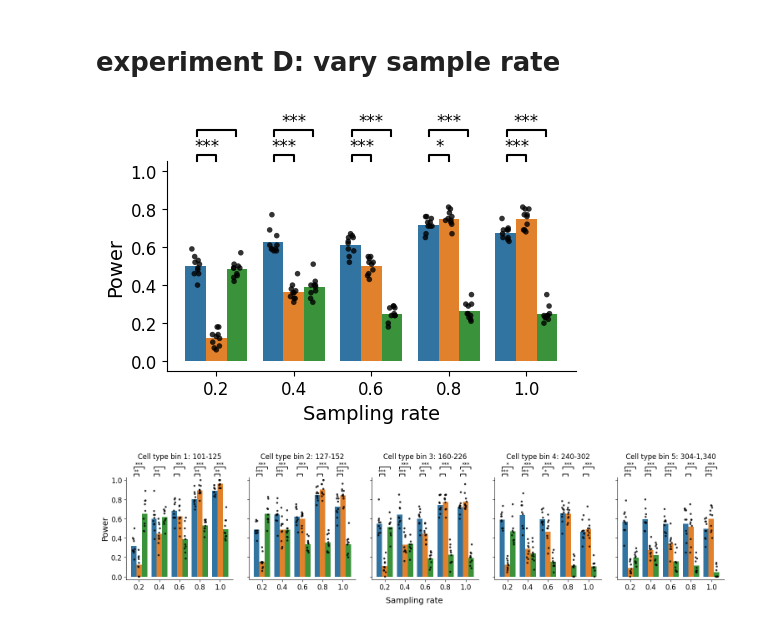
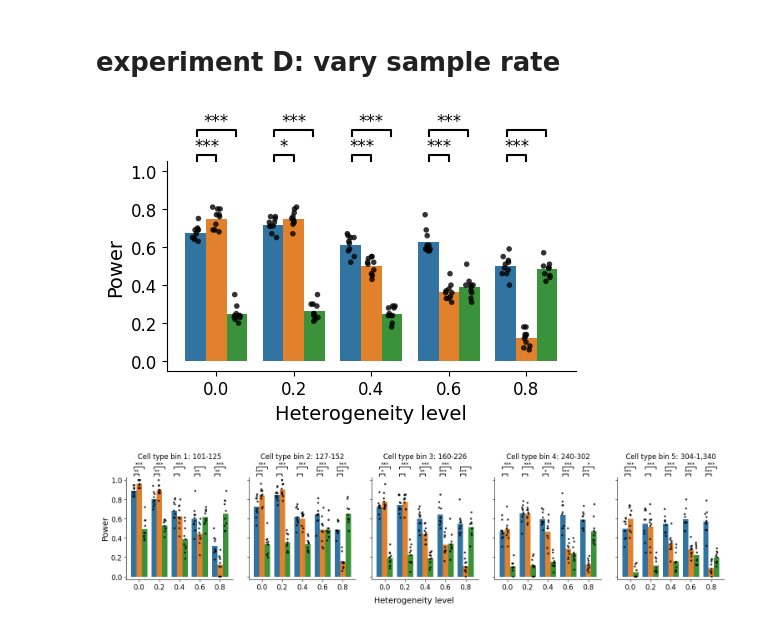
Before and after one commit to krishnanlab/icepop_analysis, a Jupyter notebook: notebook/causal_sim_heterogeneity.ipynb, the cells around one changed output. Drawn from its saved outputs; the diff is of its cells as text; code cells hidden in the pictures.

Commit message:
update causal results

```diff
--- a/notebook/causal_sim_heterogeneity.ipynb
+++ b/notebook/causal_sim_heterogeneity.ipynb
@@ -134,42 +138,19 @@ res_df['bins'] = bins.values
 NOISE_SD_FIXED = 1.0
 BETA_FIXED = 1.0
 FRAC_SIGNAL_FIXED = 0.01
-SAMPLE_RATE_FIXED = 1.0
 
 # experiment D: vary cell sampling rate
-SAMPLE_RATE_LIST = [0.2, 0.4, 0.6, 0.8, 1.0]
+HETERO_LIST = [0.0, 0.2, 0.4, 0.6, 0.8]
 # %% [markdown]
 # plot function
 # %%
-def prepare_plot(res_df, vlabel='sf', bins=None):
-    if vlabel == 'sf':
-        a_df = res_df[
-            (res_df['sf'].isin(FRAC_SIGNAL_LIST)) &
-            (res_df['ns'] == NOISE_SD_FIXED) &
-            (res_df['b'] == BETA_FIXED) &
-            (res_df['sr'] == SAMPLE_RATE_FIXED)
-        ]
-    elif vlabel == 'ns':
-        a_df = res_df[
-            (res_df['sf'] == FRAC_SIGNAL_FIXED) &
-            (res_df['ns'].isin(NOISE_SD_LIST)) &
-            (res_df['b'] == BETA_FIXED) &
-            (res_df['sr'] == SAMPLE_RATE_FIXED)
-        ]
-    elif vlabel == 'b':
-        a_df = res_df[
-            (res_df['sf'] == FRAC_SIGNAL_FIXED) &
-            (res_df['ns'] == NOISE_SD_FIXED) &
-            (res_df['b'].isin(BETA_LIST)) &
-            (res_df['sr'] == SAMPLE_RATE_FIXED)
-        ]
-    elif vlabel == 'sr':
-        a_df = res_df[
-            (res_df['sf'] == FRAC_SIGNAL_FIXED) &
-            (res_df['ns'] == NOISE_SD_FIXED) &
-            (res_df['b'] == BETA_FIXED) &
-            (res_df['sr'].isin(SAMPLE_RATE_LIST))
-        ]
+def prepare_plot(res_df, vlabel='hl', bins=None):
+    a_df = res_df[
+        (res_df['sf'] == FRAC_SIGNAL_FIXED) &
+        (res_df['ns'] == NOISE_SD_FIXED) &
+        (res_df['b'] == BETA_FIXED) &
+        (res_df['hl'].isin(HETERO_LIST))
+    ]
     if bins:
         a_df = a_df[a_df['bins'] == bins]
     df = (
@@ -462,21 +443,21 @@ def compute_pairwise_tests(df, x_col, method_col="method", y_col="power"):
 # %% [markdown]
 # experiment D: vary sample rate
 # %%
-vlabel = 'sr'
+vlabel = 'hl'
 overall_perf(
-    res_df, vlabel, "../paper/main/causal_sr.pdf",
-    xlabel="Sampling rate",
+    res_df, vlabel, "../paper/main/causal_hl.pdf",
+    xlabel="Heterogeneity level",
     ylabel='Power',
 )
 # %% [output]
-[figure, old version]
+[figure, new version]
 # %%
 split_by_ct_perf(
     res_df, vlabel,
-    "../paper/supp/causal_sr_ctsize.pdf",
-    xlabel="Sampling rate",
+    "../paper/supp/causal_hl_ctsize.pdf",
+    xlabel="Heterogeneity level",
     ylabel='Power',
-    xticks_order=[0.2, 0.4, 0.6, 0.8, 1.0]
+    xticks_order=[0.0, 0.2, 0.4, 0.6, 0.8]
 )
 # %% [output]
-[figure, old version]
+[figure, new version]
```
Also changed, not shown: parts of 1 cell of this notebook, 9 other files.
